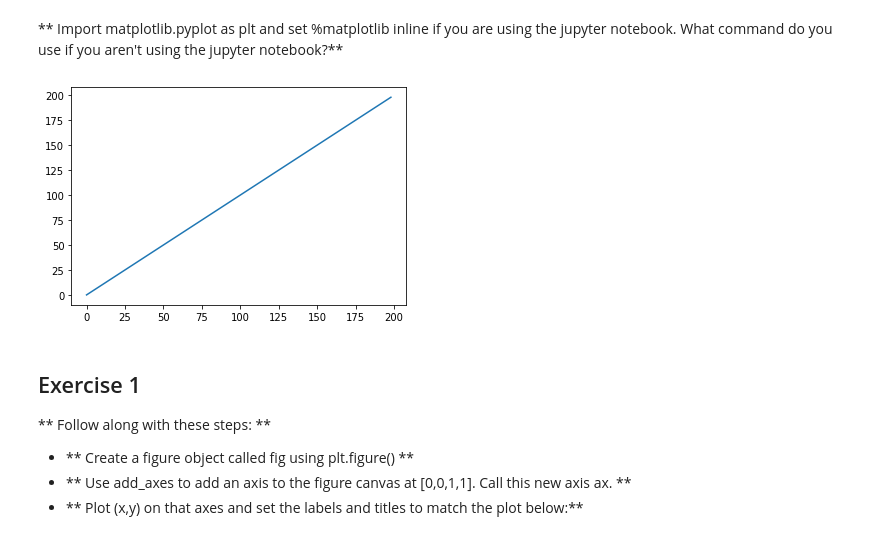
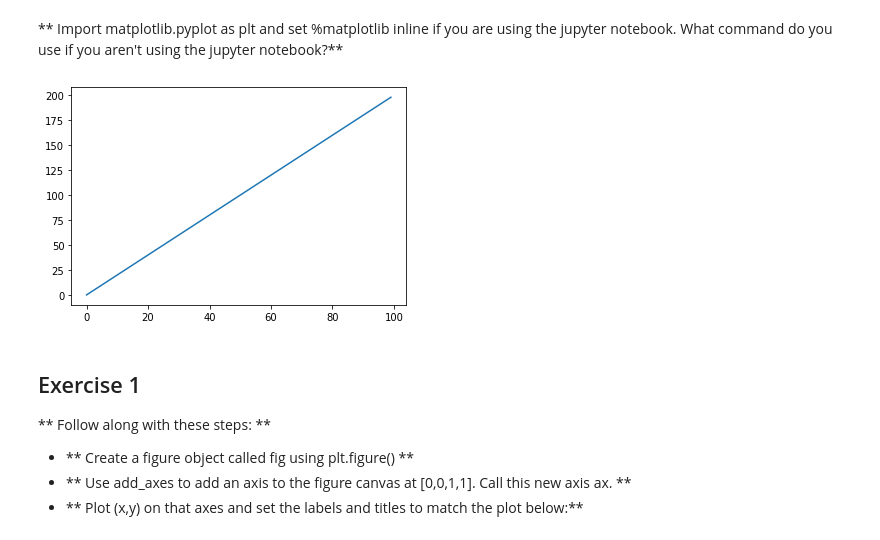
Before and after one commit to faspy/monty_python, a Jupyter notebook: 02_Matplotlib_Exercises.ipynb, the cells around one changed output. Drawn from its saved outputs; the diff is of its cells as text; code cells hidden in the pictures.

```diff
--- a/02_Matplotlib_Exercises.ipynb
+++ b/02_Matplotlib_Exercises.ipynb
@@ -28,10 +28,15 @@ z = x**2
 # %%
 import matplotlib.pyplot as plt
 
-plt.plot(y,y)
+%matplotlib inline
+
+plt.plot(x,y)
+ax.set_xlabel('x')
+ax.set_ylabel('y')
+ax.set_title('title')
 plt.show()
 # %% [output]
-[figure, old version]
+[figure, new version]
 # %% [markdown]
 ## Exercise 1
 
```
